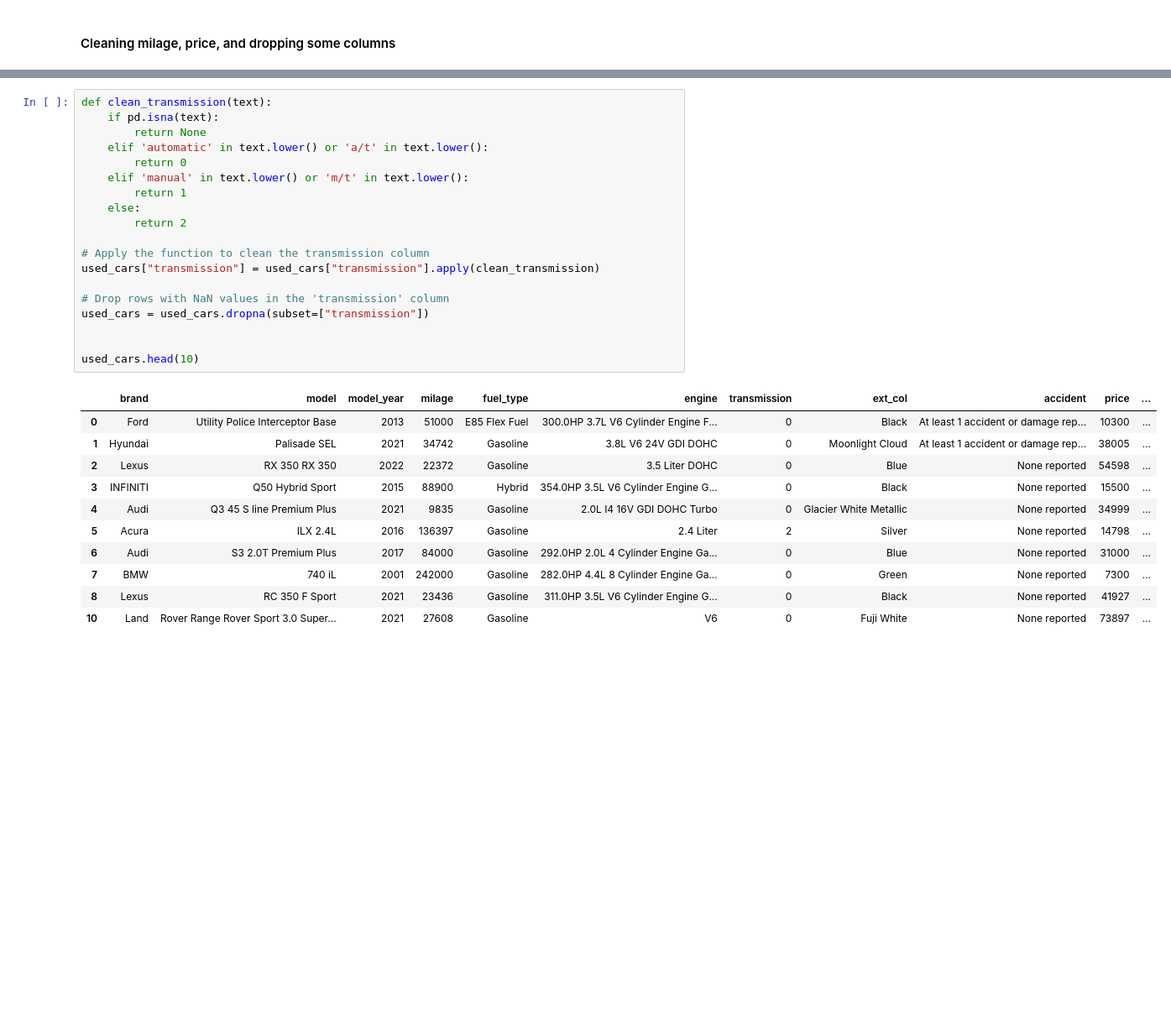
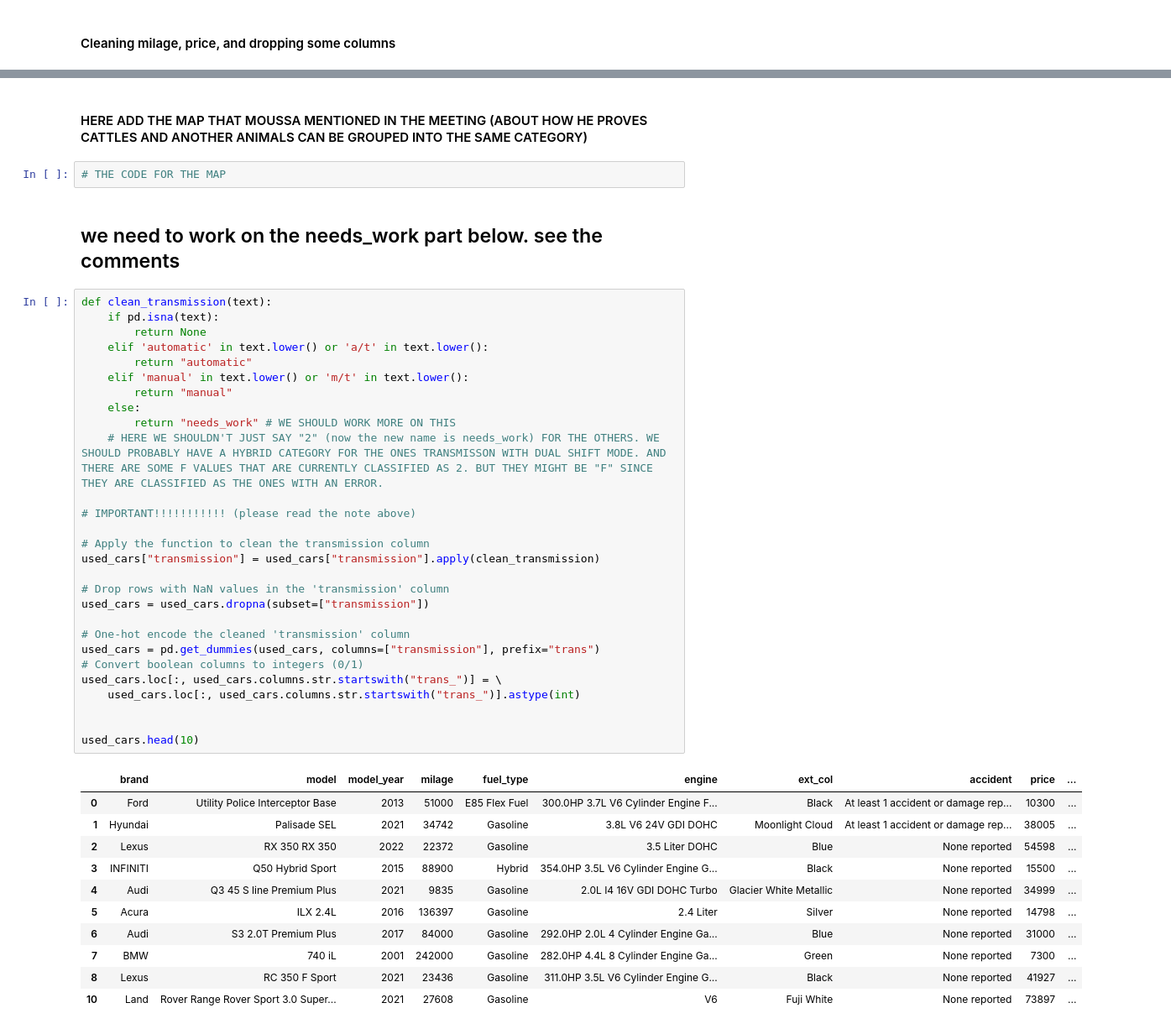
Before and after one commit to jiwenofu/Neural-Network-Project, a Jupyter notebook: ANN_Project.ipynb, the cells around one changed output, grey strips where cells are left out. Shown: that part at 84% size. Cells and saved outputs as stored; diff of their text form; blank space fills up the shorter version.

```diff
--- a/ANN_Project.ipynb
+++ b/ANN_Project.ipynb
@@ -83,32 +88,47 @@ Name: count, dtype: int64
+# %% [markdown]
+#### HERE ADD THE MAP THAT MOUSSA MENTIONED IN THE MEETING (ABOUT HOW HE PROVES CATTLES AND ANOTHER ANIMALS CAN BE GROUPED INTO THE SAME CATEGORY)
+# %%
+# THE CODE FOR THE MAP
+# %% [markdown]
+## we need to work on the needs_work part below. see the comments
 # %%
 def clean_transmission(text):
     if pd.isna(text):
         return None
     elif 'automatic' in text.lower() or 'a/t' in text.lower():
-        return 0
+        return "automatic"
     elif 'manual' in text.lower() or 'm/t' in text.lower():
-        return 1
+        return "manual"
     else:
-        return 2
+        return "needs_work" # WE SHOULD WORK MORE ON THIS
+    # HERE WE SHOULDN'T JUST SAY "2" (now the new name is needs_work) FOR THE OTHERS. WE SHOULD PROBABLY HAVE A HYBRID CATEGORY FOR THE ONES TRANSMISSON WITH DUAL SHIFT MODE. AND THERE ARE SOME F VALUES THAT ARE CURRENTLY CLASSIFIED AS 2. BUT THEY MIGHT BE "F" SINCE THEY ARE CLASSIFIED AS THE ONES WITH AN ERROR.
+
+# IMPORTANT!!!!!!!!!!! (please read the note above)
 
 # Apply the function to clean the transmission column
 used_cars["transmission"] = used_cars["transmission"].apply(clean_transmission)
 
 # Drop rows with NaN values in the 'transmission' column
 used_cars = used_cars.dropna(subset=["transmission"])
 
+# One-hot encode the cleaned 'transmission' column
+used_cars = pd.get_dummies(used_cars, columns=["transmission"], prefix="trans")
+# Convert boolean columns to integers (0/1)
+used_cars.loc[:, used_cars.columns.str.startswith("trans_")] = \
+    used_cars.loc[:, used_cars.columns.str.startswith("trans_")].astype(int)
+
 
 used_cars.head(10)
 # %% [output]
-|  | brand | model | model_year | milage | fuel_type | engine | transmission | ext_col | accident | price | ... |
-| 0 | Ford | Utility Police Interceptor Base | 2013 | 51000 | E85 Flex Fuel | 300.0HP 3.7L V6 Cylinder Engine F... | 0 | Black | At least 1 accident or damage rep... | 10300 | ... |
-| 1 | Hyundai | Palisade SEL | 2021 | 34742 | Gasoline | 3.8L V6 24V GDI DOHC | 0 | Moonlight Cloud | At least 1 accident or damage rep... | 38005 | ... |
-| 2 | Lexus | RX 350 RX 350 | 2022 | 22372 | Gasoline | 3.5 Liter DOHC | 0 | Blue | None reported | 54598 | ... |
-| 3 | INFINITI | Q50 Hybrid Sport | 2015 | 88900 | Hybrid | 354.0HP 3.5L V6 Cylinder Engine G... | 0 | Black | None reported | 15500 | ... |
-| 4 | Audi | Q3 45 S line Premium Plus | 2021 | 9835 | Gasoline | 2.0L I4 16V GDI DOHC Turbo | 0 | Glacier White Metallic | None reported | 34999 | ... |
-| 5 | Acura | ILX 2.4L | 2016 | 136397 | Gasoline | 2.4 Liter | 2 | Silver | None reported | 14798 | ... |
-| 6 | Audi | S3 2.0T Premium Plus | 2017 | 84000 | Gasoline | 292.0HP 2.0L 4 Cylinder Engine Ga... | 0 | Blue | None reported | 31000 | ... |
-| 7 | BMW | 740 iL | 2001 | 242000 | Gasoline | 282.0HP 4.4L 8 Cylinder Engine Ga... | 0 | Green | None reported | 7300 | ... |
-| 8 | Lexus | RC 350 F Sport | 2021 | 23436 | Gasoline | 311.0HP 3.5L V6 Cylinder Engine G... | 0 | Black | None reported | 41927 | ... |
-| 10 | Land | Rover Range Rover Sport 3.0 Super... | 2021 | 27608 | Gasoline | V6 | 0 | Fuji White | None reported | 73897 | ... |
+|  | brand | model | model_year | milage | fuel_type | engine | ext_col | accident | price | ... |
+| 0 | Ford | Utility Police Interceptor Base | 2013 | 51000 | E85 Flex Fuel | 300.0HP 3.7L V6 Cylinder Engine F... | Black | At least 1 accident or damage rep... | 10300 | ... |
+| 1 | Hyundai | Palisade SEL | 2021 | 34742 | Gasoline | 3.8L V6 24V GDI DOHC | Moonlight Cloud | At least 1 accident or damage rep... | 38005 | ... |
+| 2 | Lexus | RX 350 RX 350 | 2022 | 22372 | Gasoline | 3.5 Liter DOHC | Blue | None reported | 54598 | ... |
+| 3 | INFINITI | Q50 Hybrid Sport | 2015 | 88900 | Hybrid | 354.0HP 3.5L V6 Cylinder Engine G... | Black | None reported | 15500 | ... |
+| 4 | Audi | Q3 45 S line Premium Plus | 2021 | 9835 | Gasoline | 2.0L I4 16V GDI DOHC Turbo | Glacier White Metallic | None reported | 34999 | ... |
+| 5 | Acura | ILX 2.4L | 2016 | 136397 | Gasoline | 2.4 Liter | Silver | None reported | 14798 | ... |
+| 6 | Audi | S3 2.0T Premium Plus | 2017 | 84000 | Gasoline | 292.0HP 2.0L 4 Cylinder Engine Ga... | Blue | None reported | 31000 | ... |
+| 7 | BMW | 740 iL | 2001 | 242000 | Gasoline | 282.0HP 4.4L 8 Cylinder Engine Ga... | Green | None reported | 7300 | ... |
+| 8 | Lexus | RC 350 F Sport | 2021 | 23436 | Gasoline | 311.0HP 3.5L V6 Cylinder Engine G... | Black | None reported | 41927 | ... |
+| 10 | Land | Rover Range Rover Sport 3.0 Super... | 2021 | 27608 | Gasoline | V6 | Fuji White | None reported | 73897 | ... |
 # %% [markdown]
```
Also changed, not shown: parts of 14 cells of this notebook.
